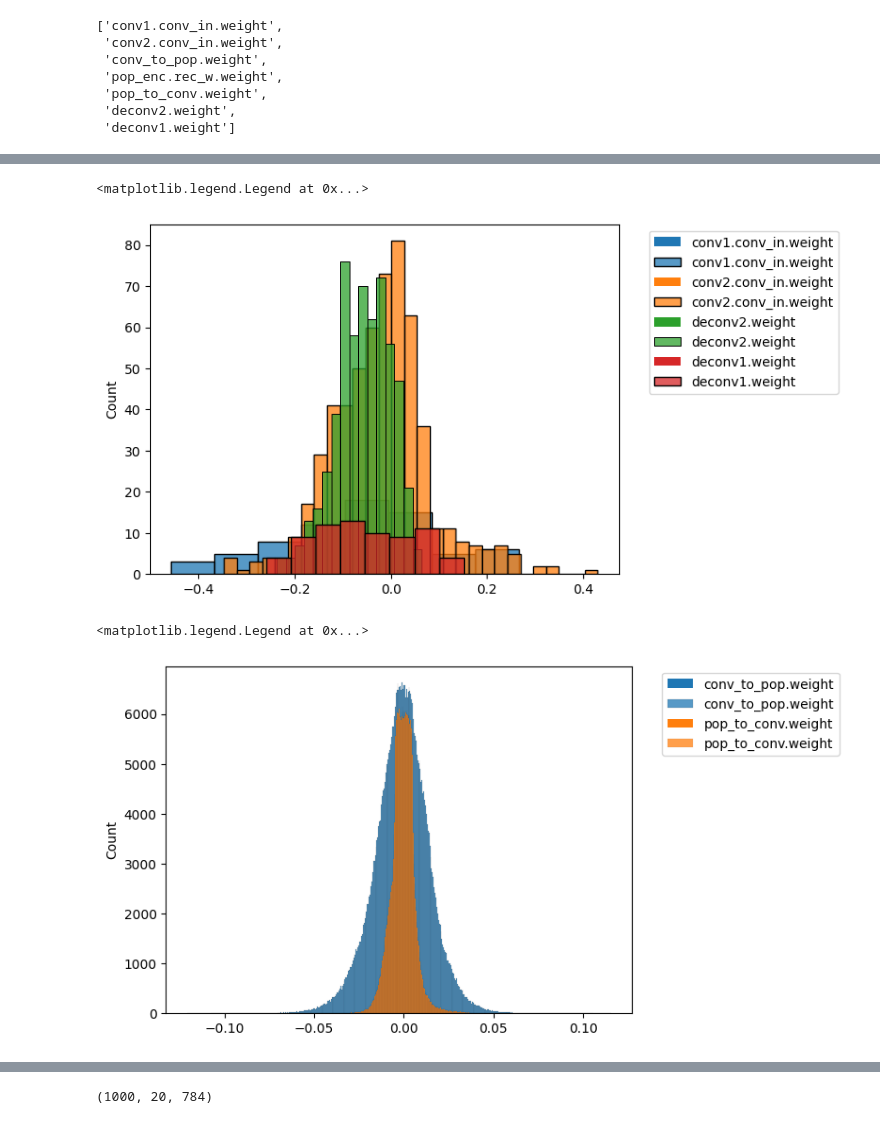
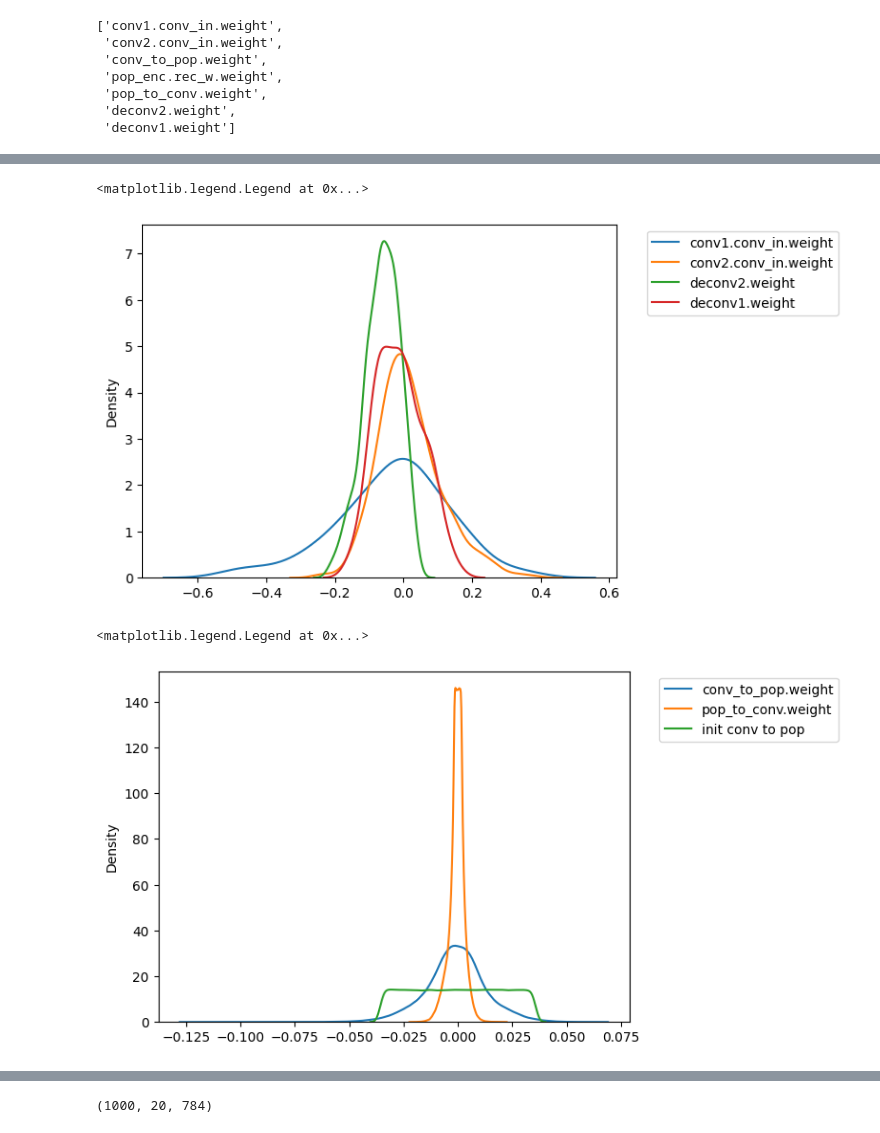
Before and after one commit to lucyzmf/spikingPC, a Jupyter notebook: scripts/conv_2l_test.ipynb, the cells around one changed output, grey strips where cells are left out. Saved outputs shown, nothing was run; the diff lists cells and outputs as text; code cells hidden in the pictures.

```diff
--- a/scripts/conv_2l_test.ipynb
+++ b/scripts/conv_2l_test.ipynb
@@ -123,7 +118,7 @@ def model_result_dict_load(fn):
         dict = torch.load(f, map_location='cpu')
     return dict
 
-exp_dir = '/home/lucy/spikingPC/results/Mar-03-2023/conv_fptt_ener1_rec_conv_2l_fixedtau/'
+exp_dir = '/home/lucy/spikingPC/results/Mar-06-2023/conv_fptt_ener1_rec_conv_2l_poisson2/'
 saved_dict = model_result_dict_load(exp_dir + 'onelayer_rec_best.pth.tar')
 
 model.load_state_dict(saved_dict['state_dict'])
@@ -226,7 +221,7 @@ fig, ax = plt.subplots()
 # plot your data
 for name, param in param_dict.items():
     if 'tau_m' in name or 'tau_adp' in name:
-        sns.histplot(param.flatten(), label=name, ax=ax)
+        sns.kdeplot(param.flatten(), label=name, ax=ax)
 
 # create legend outside plot area
 ax.legend(bbox_to_anchor=(1.05, 1), loc='upper left')
@@ -236,27 +231,30 @@ ax.legend(bbox_to_anchor=(1.05, 1), loc='upper left')
 # %%
 fig, ax = plt.subplots()
 
 # plot your data
 for name, param in param_dict.items():
     if ('conv_in' in name or 'deconv' in name) and 'weight' in name:
-        sns.histplot(param.flatten(), label=name, ax=ax)
+        sns.kdeplot(param.flatten(), label=name, ax=ax)
 
 # create legend outside plot area
 ax.legend(bbox_to_anchor=(1.05, 1), loc='upper left')
 # %% [output]
 <matplotlib.legend.Legend at 0x...>
-[figure, old version]
+[figure, new version]
 # %%
 fig, ax = plt.subplots()
 
 # plot your data
 for name, param in param_dict.items():
     if ('pop' in name and 'conv' in name) and 'weight' in name:
-        sns.histplot(param.flatten(), label=name, ax=ax)
+        sns.kdeplot(param.flatten(), label=name, ax=ax)
+
+# plot init dist
+sns.kdeplot(nn.init.xavier_uniform_(torch.Tensor(model.conv_to_pop.weight.shape)).flatten(), label='init conv to pop')
 
 # create legend outside plot area
 ax.legend(bbox_to_anchor=(1.05, 1), loc='upper left')
 # %% [output]
 <matplotlib.legend.Legend at 0x...>
-[figure, old version]
+[figure, new version]
 # %%
```
Also changed, not shown: parts of 17 cells of this notebook, 1 other file.
